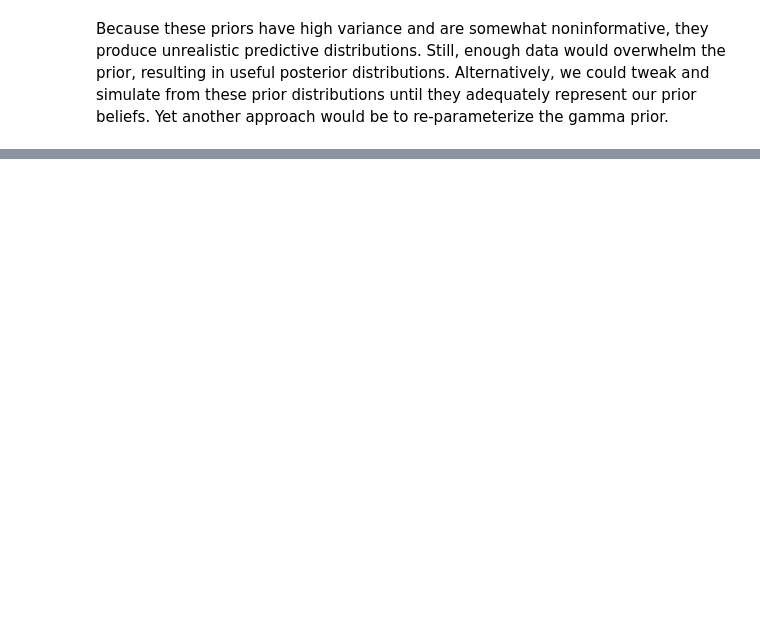
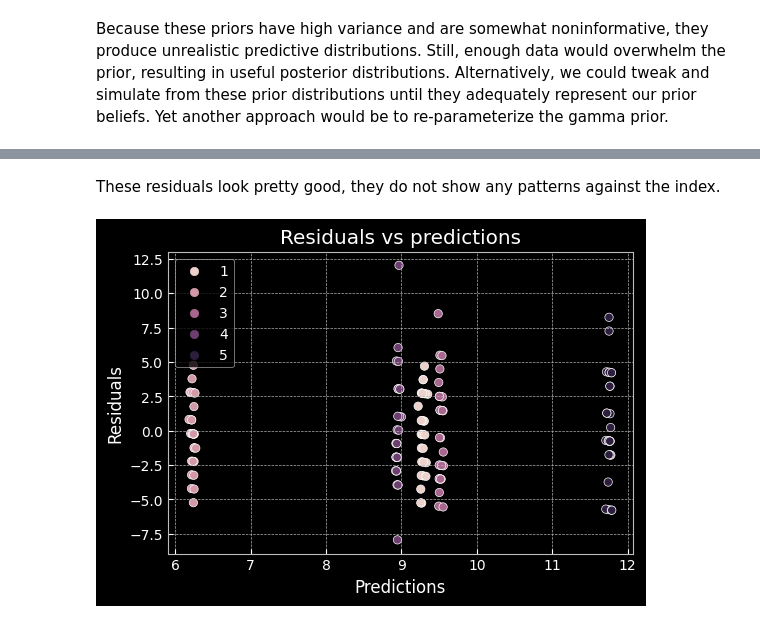
Before and after one commit to MikeS96/bayes_statististics, a Jupyter notebook: C2/L11A_hierarchical_modelling.ipynb, the cells around one changed output, grey strips where cells are left out. Saved outputs shown, nothing was run; the diff lists cells and outputs as text; code cells hidden in the pictures; blank space fills up the shorter version.

```diff
--- a/C2/L11A_hierarchical_modelling.ipynb
+++ b/C2/L11A_hierarchical_modelling.ipynb
@@ -166,0 +292,11 @@ Because these priors have high variance and are somewhat noninformative, they pr
+# %% [markdown]
+These residuals look pretty good, they do not show any patterns against the index.
+# %%
+# Plotting predictions vs residuals
+sns.scatterplot(x = y_hat, y = res, hue = X.ravel()[:])
+plt.title('Residuals vs predictions')
+plt.xlabel('Predictions')
+plt.ylabel('Residuals')
+plt.show()
+# %% [output]
+[figure, added]
```
Also changed, not shown: parts of 42 cells of this notebook.
